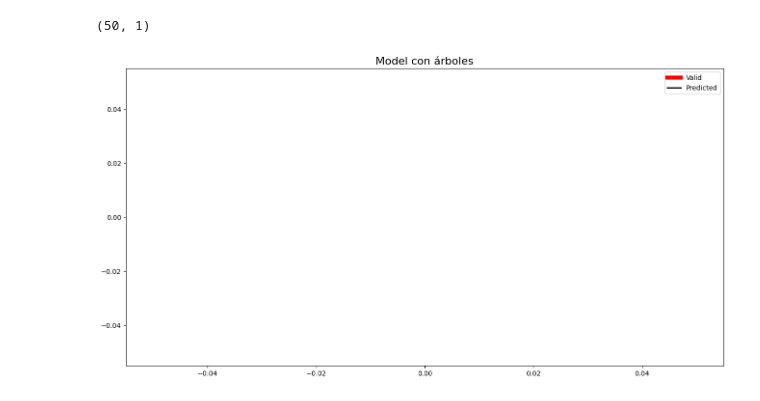
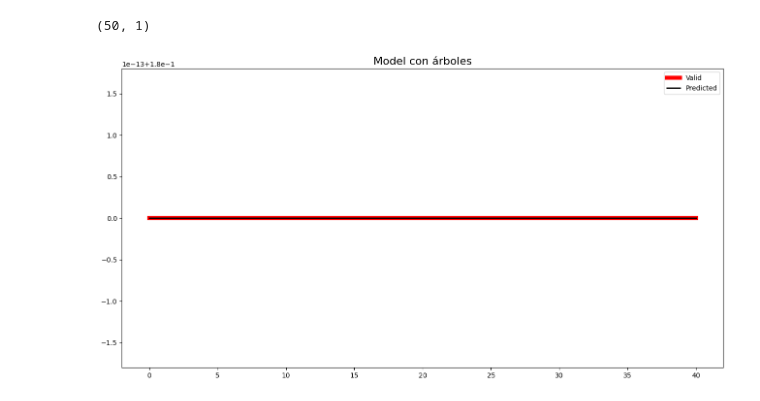
Before and after one commit to Soyluisflores/Clase5, a Jupyter notebook: Proyecto_2.ipynb, the cells around one changed output. Drawn from its saved outputs; the diff is of its cells as text; code cells hidden in the pictures.

```diff
--- a/Proyecto_2.ipynb
+++ b/Proyecto_2.ipynb
@@ -564,7 +565,7 @@ from sklearn.tree import DecisionTreeRegressor
 from sklearn.model_selection import train_test_split
 import numpy as np
 
-SL_Boys=SL['Girls']
+SL_Boys=SL['Boys']
 SL_Boys=pd.DataFrame(SL_Boys)
 
 x_train, x_test, y_train, y_test = train_test_split(X, y, test_size=0.2, random_state=42)
@@ -573,12 +574,13 @@ tree_model = DecisionTreeRegressor()
 tree_model.fit(x_train, y_train)
 
 tree_prediction = tree_model.predict(x_test)
+valid= pd.DataFrame({'Boys': y_test, 'Predictions': tree_prediction})
 # %%
 plt.figure(figsize=(16,8))
 plt.title("Model con árboles",fontsize=16)
-plt.plot(valid['Girls'],'-r',lw=6)
+plt.plot(valid['Boys'],'-r',lw=6)
 plt.plot(valid['Predictions'],'-k',lw=2)
 plt.legend([ "Valid", 'Predicted'])
 plt.show()
 # %% [output]
-[figure, old version]
+[figure, new version]
```
Also changed, not shown: parts of 2 cells of this notebook.
